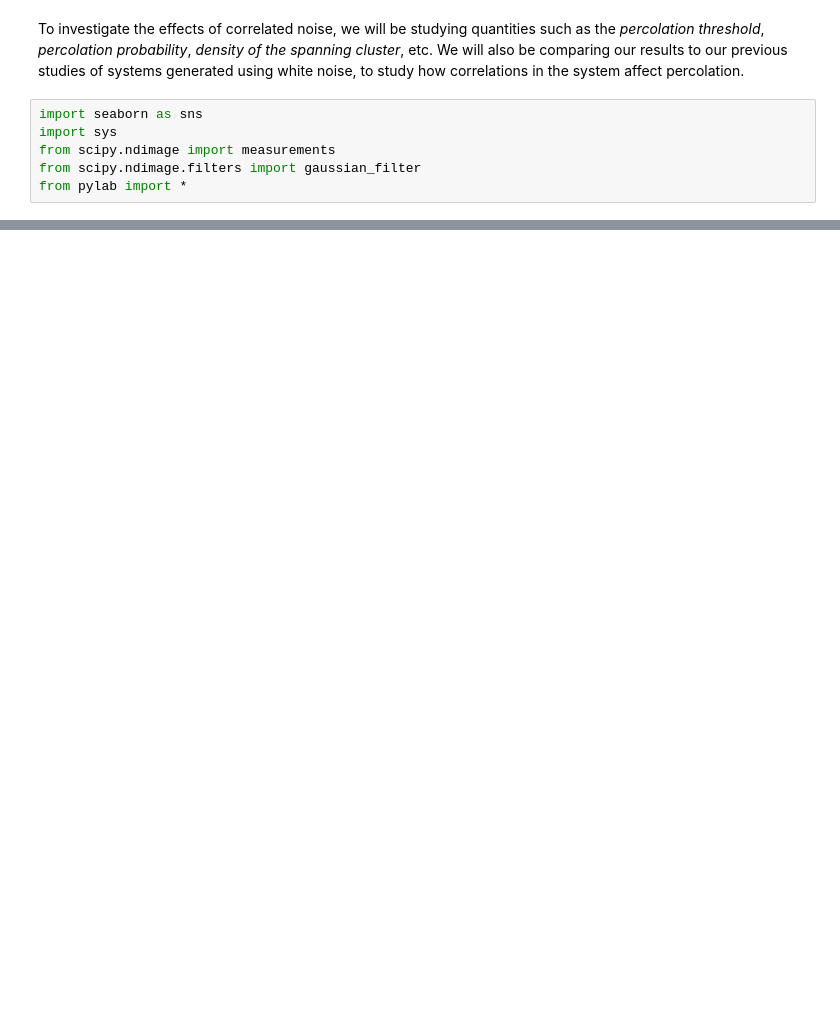
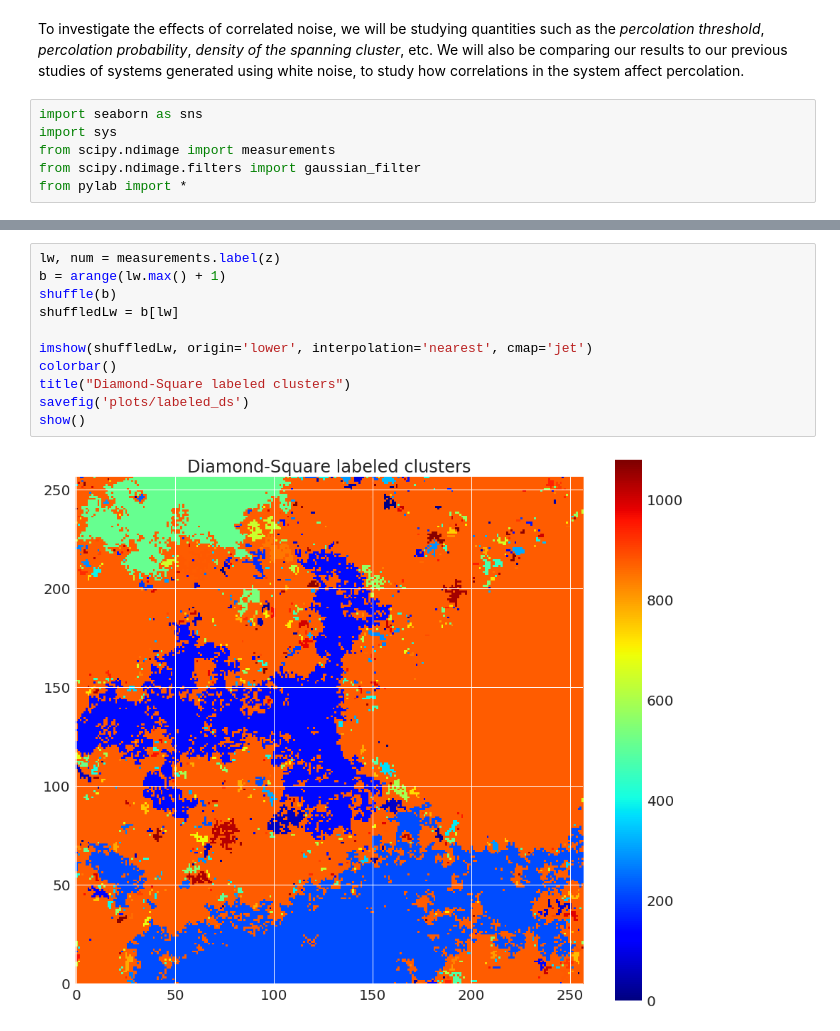
Before and after one commit to pauliwu/FYS4460, a Jupyter notebook: Project4/correlation.ipynb, the cells around one changed output, grey strips where cells are left out. Drawn from its saved outputs; the diff is of its cells as text; blank space fills up the shorter version.

```diff
--- a/Project4/correlation.ipynb
+++ b/Project4/correlation.ipynb
@@ -64,0 +69,13 @@ show()
+# %%
+lw, num = measurements.label(z)
+b = arange(lw.max() + 1)
+shuffle(b)
+shuffledLw = b[lw]
+
+imshow(shuffledLw, origin='lower', interpolation='nearest', cmap='jet')
+colorbar()
+title("Diamond-Square labeled clusters")
+savefig('plots/labeled_ds')
+show()
+# %% [output]
+[figure, added]
```
Also changed, not shown: parts of 12 cells of this notebook, 31 other files.
